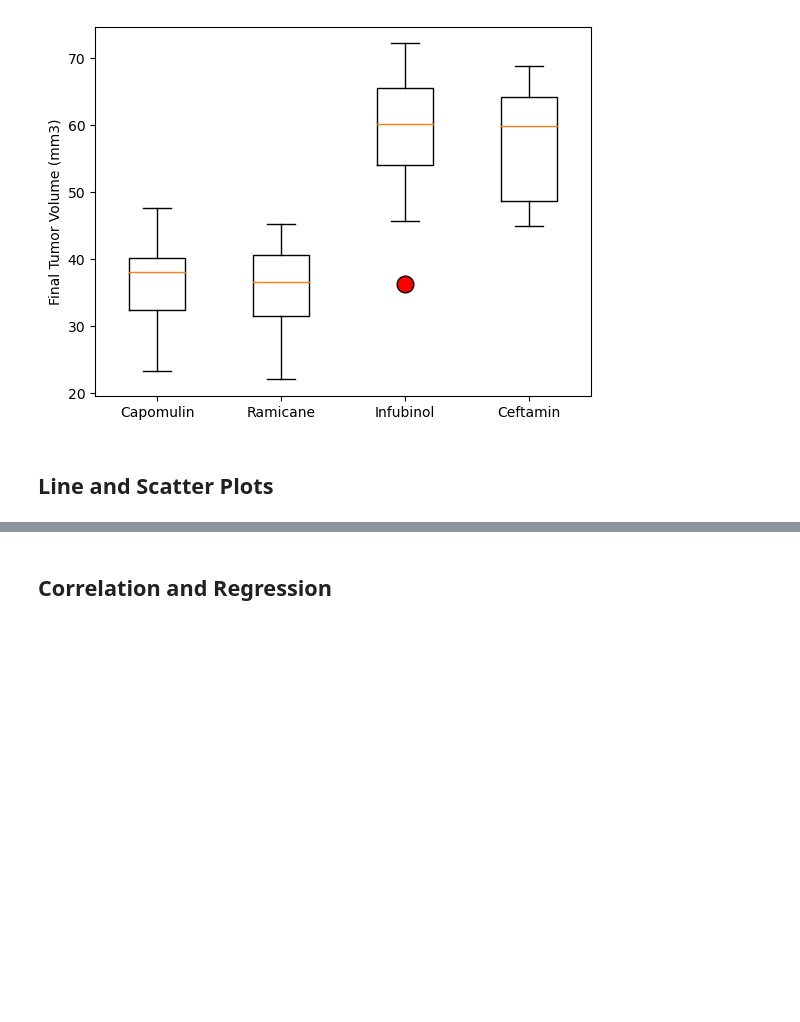
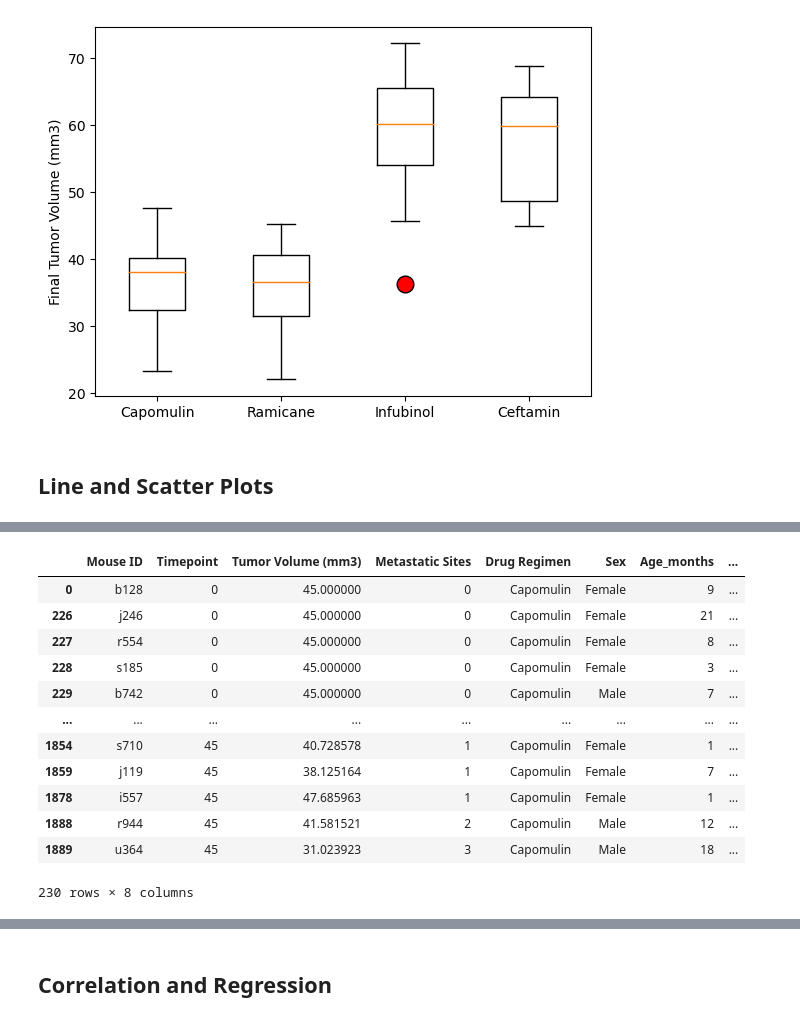
Before and after one commit to Addieryn/Plotting_challenge, a Jupyter notebook: Pymaceuticals/pymaceuticals_starter.ipynb, the cells around one changed output, grey strips where cells are left out. Saved outputs shown, nothing was run; the diff lists cells and outputs as text; code cells hidden in the pictures; blank space fills up the shorter version.

```diff
--- a/Pymaceuticals/pymaceuticals_starter.ipynb
+++ b/Pymaceuticals/pymaceuticals_starter.ipynb
@@ -266,2 +291,18 @@ Ceftamin's potential outliers: Series([], Name: Tumor Volume (mm3), dtype: float
+# %%
+Capomulin_data
+# %% [output]
+|  | Mouse ID | Timepoint | Tumor Volume (mm3) | Metastatic Sites | Drug Regimen | Sex | Age_months | ... |
+| 0 | b128 | 0 | 45.000000 | 0 | Capomulin | Female | 9 | ... |
+| 226 | j246 | 0 | 45.000000 | 0 | Capomulin | Female | 21 | ... |
+| 227 | r554 | 0 | 45.000000 | 0 | Capomulin | Female | 8 | ... |
+| 228 | s185 | 0 | 45.000000 | 0 | Capomulin | Female | 3 | ... |
+| 229 | b742 | 0 | 45.000000 | 0 | Capomulin | Male | 7 | ... |
+| ... | ... | ... | ... | ... | ... | ... | ... | ... |
+| 1854 | s710 | 45 | 40.728578 | 1 | Capomulin | Female | 1 | ... |
+| 1859 | j119 | 45 | 38.125164 | 1 | Capomulin | Female | 7 | ... |
+| 1878 | i557 | 45 | 47.685963 | 1 | Capomulin | Female | 1 | ... |
+| 1888 | r944 | 45 | 41.581521 | 2 | Capomulin | Male | 12 | ... |
+| 1889 | u364 | 45 | 31.023923 | 3 | Capomulin | Male | 18 | ... |
+230 rows × 8 columns
 # %%
 # Generate a scatter plot of mouse weight vs. the average observed tumor volume for the entire Capomulin regimen
```
Also changed, not shown: parts of 9 cells of this notebook.
